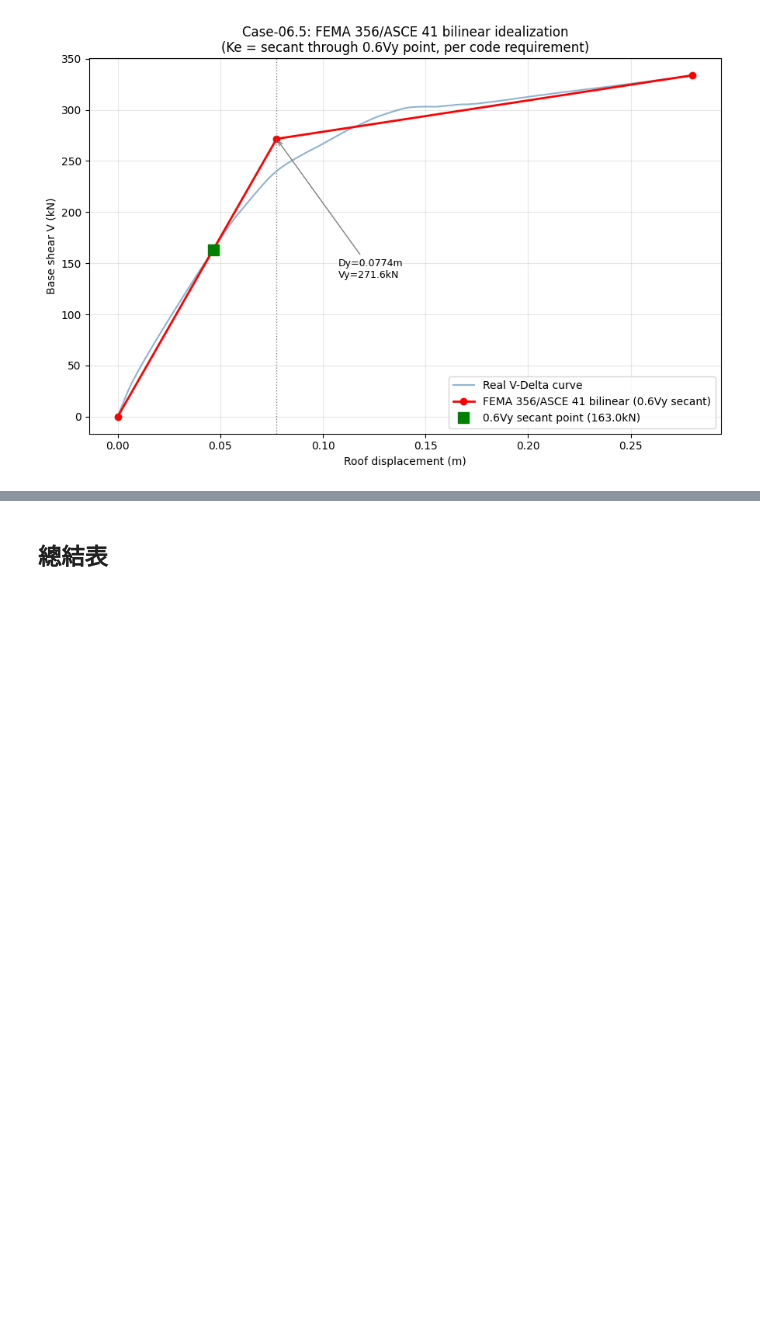
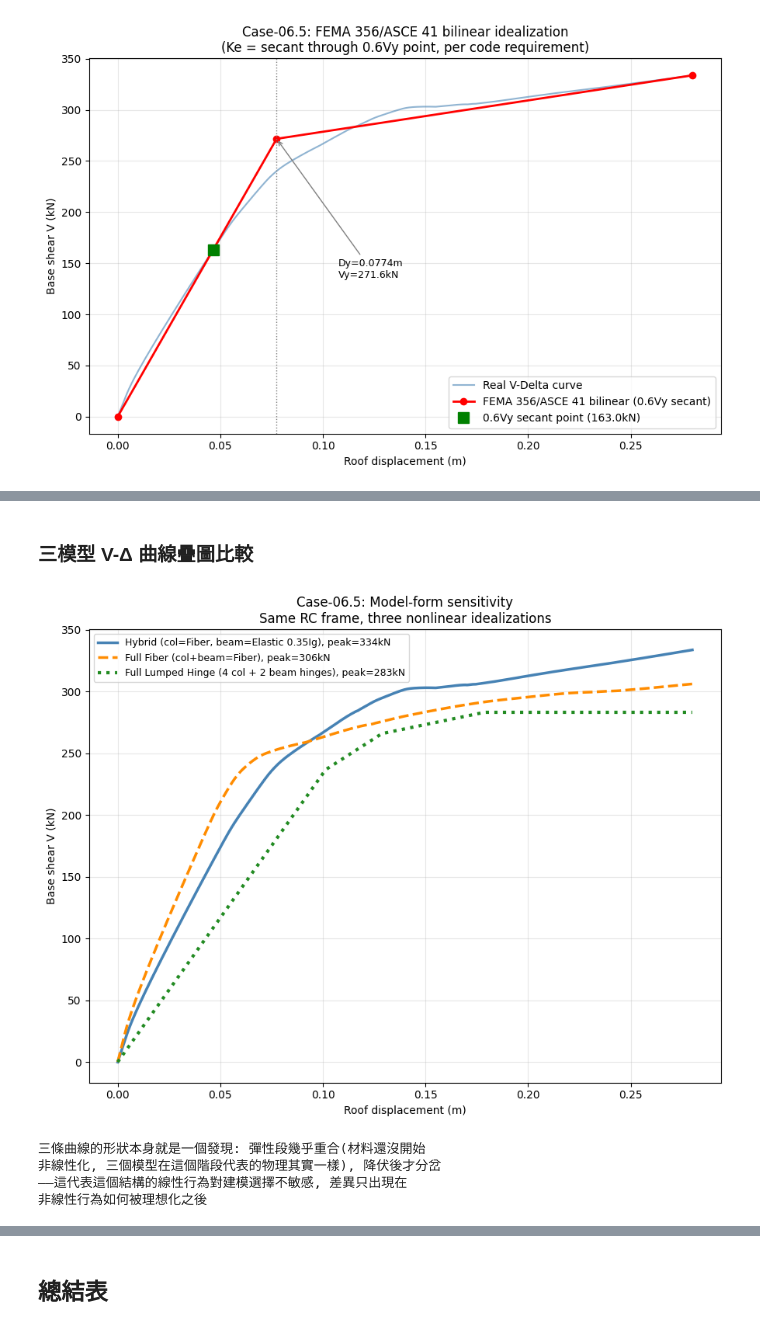
Before and after one commit to zhixiu0223/taiwan-seismic-code-calc, a Jupyter notebook: notebooks/case06_5_frame_pushover_fema273.ipynb, the cells around one changed output, grey strips where cells are left out. Saved outputs shown, nothing was run; the diff lists cells and outputs as text; code cells hidden in the pictures; blank space fills up the shorter version.

```diff
--- a/notebooks/case06_5_frame_pushover_fema273.ipynb
+++ b/notebooks/case06_5_frame_pushover_fema273.ipynb
@@ -336,0 +674,28 @@ plt.show()
+# %% [markdown]
+### 三模型 V-Δ 曲線疊圖比較
+# %%
+fig, ax = plt.subplots(figsize=(9,7))
+ax.plot(disps, base_shears, '-', color='steelblue', lw=2.5,
+        label=f'Hybrid (col=Fiber, beam=Elastic 0.35Ig), peak={base_shears.max():.0f}kN')
+ax.plot(d_fib, s_fib, '--', color='darkorange', lw=2.5,
+        label=f'Full Fiber (col+beam=Fiber), peak={s_fib.max():.0f}kN')
+ax.plot(d_hinge, s_hinge, ':', color='forestgreen', lw=3,
+        label=f'Full Lumped Hinge (4 col + 2 beam hinges), peak={s_hinge.max():.0f}kN')
+ax.set_xlabel('Roof displacement (m)')
+ax.set_ylabel('Base shear V (kN)')
+ax.set_title('Case-06.5: Model-form sensitivity\nSame RC frame, three nonlinear idealizations')
+ax.legend(fontsize=9)
+ax.grid(True, alpha=0.3)
+plt.tight_layout()
+plt.show()
+
+print("三條曲線的形狀本身就是一個發現: 彈性段幾乎重合(材料還沒開始")
+print("非線性化, 三個模型在這個階段代表的物理其實一樣), 降伏後才分岔")
+print("——這代表這個結構的線性行為對建模選擇不敏感, 差異只出現在")
+print("非線性行為如何被理想化之後")
+# %% [output]
+[figure, added]
+三條曲線的形狀本身就是一個發現: 彈性段幾乎重合(材料還沒開始
+非線性化, 三個模型在這個階段代表的物理其實一樣), 降伏後才分岔
+——這代表這個結構的線性行為對建模選擇不敏感, 差異只出現在
+非線性行為如何被理想化之後
```
Also changed, not shown: parts of 9 cells of this notebook.
